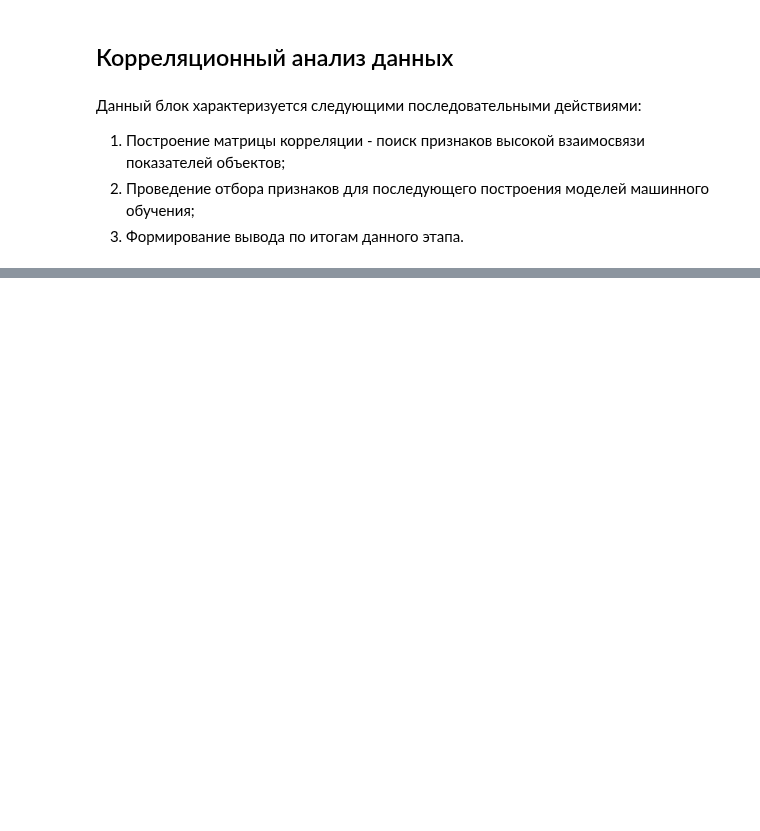
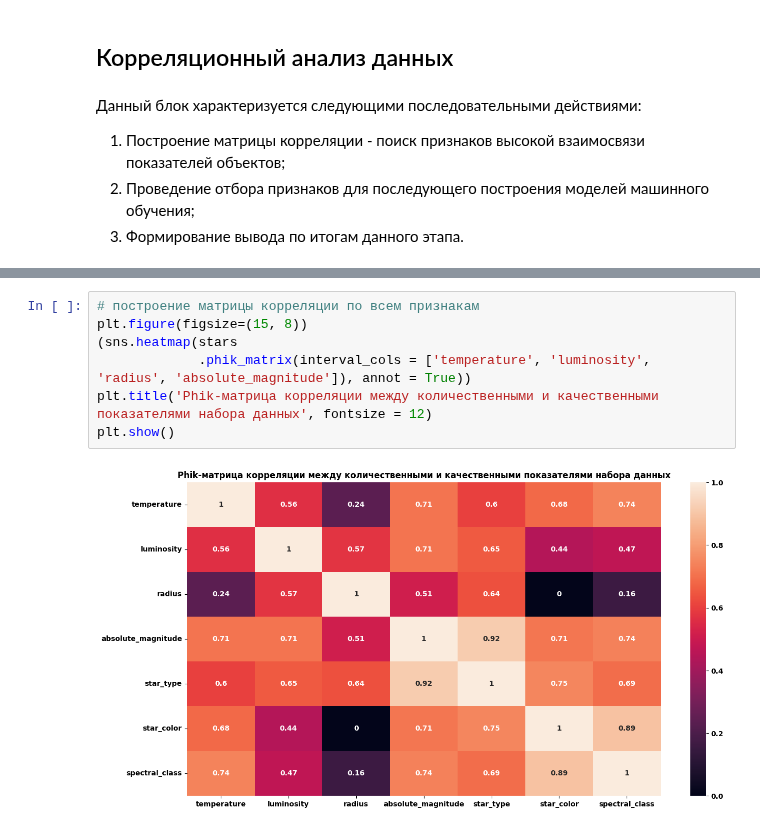
Before and after one commit to MrKostas/YandexPractikum_projects, a Jupyter notebook: notebooks/ThirteenfthPetProject_NeuralNetworks.ipynb, the cells around one changed output, grey strips where cells are left out. Saved outputs shown, nothing was run; the diff lists cells and outputs as text; blank space fills up the shorter version.

```diff
--- a/notebooks/ThirteenfthPetProject_NeuralNetworks.ipynb
+++ b/notebooks/ThirteenfthPetProject_NeuralNetworks.ipynb
@@ -619,0 +643,9 @@ histogram_plotting(stars, 'absolute_magnitude', 100, 10, 5, 'Абсолютна
+# %%
+# построение матрицы корреляции по всем признакам
+plt.figure(figsize=(15, 8))
+(sns.heatmap(stars
+             .phik_matrix(interval_cols = ['temperature', 'luminosity', 'radius', 'absolute_magnitude']), annot = True))
+plt.title('Phik-матрица корреляции между количественными и качественными показателями набора данных', fontsize = 12)
+plt.show()
+# %% [output]
+[figure, added]
```
Also changed, not shown: parts of 8 cells of this notebook.
